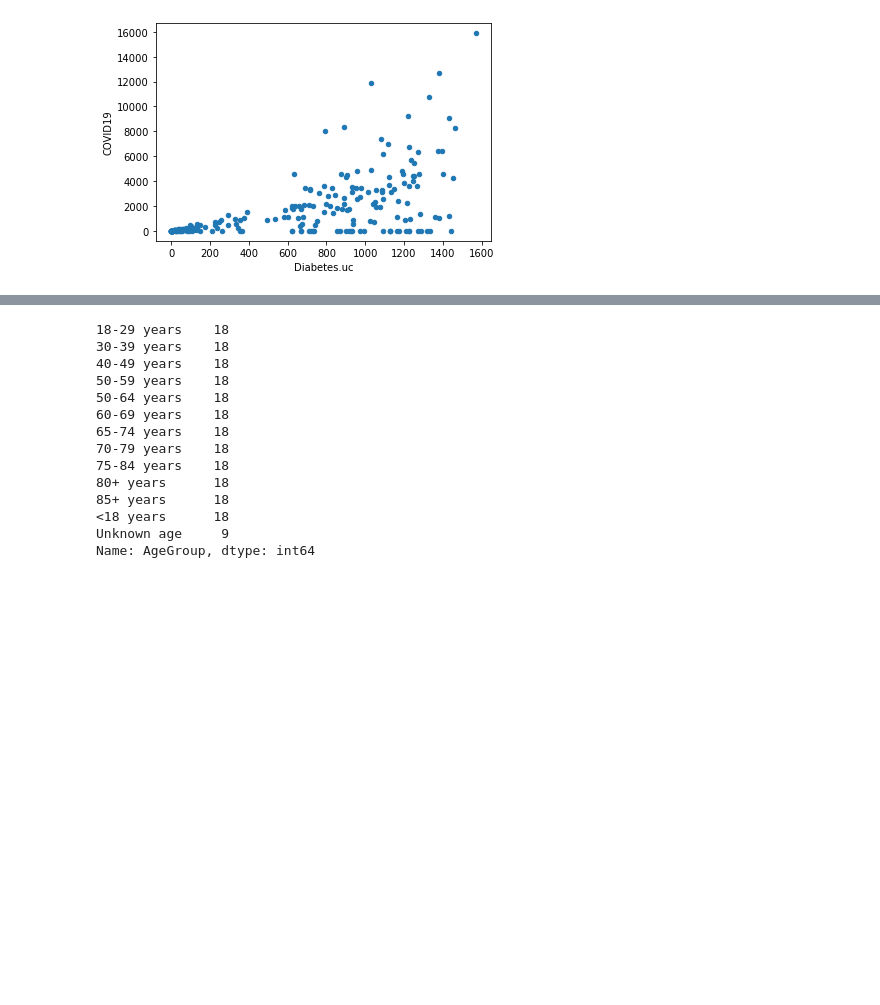
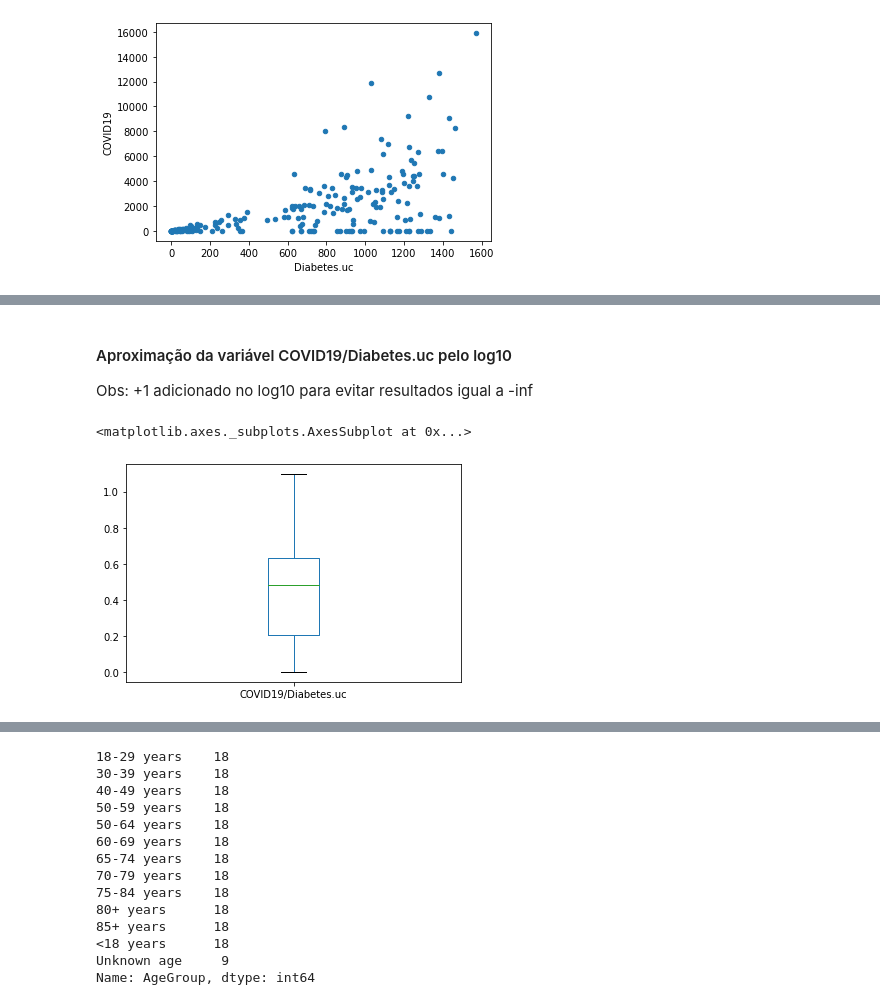
Before and after one commit to Giganoide01/Projeto_Analise_Dados_CinUFPE, a Jupyter notebook: projeto_iad.ipynb, the cells around one changed output, grey strips where cells are left out. Drawn from its saved outputs; the diff is of its cells as text; code cells hidden in the pictures; blank space fills up the shorter version.

```diff
--- a/projeto_iad.ipynb
+++ b/projeto_iad.ipynb
@@ -543,0 +601,10 @@ dataset.plot.scatter(x='Diabetes.uc',y='COVID19')
+# %% [markdown]
+#### Aproximação da variável COVID19/Diabetes.uc pelo log10
+
+Obs: +1 adicionado no log10 para evitar resultados igual a -inf
+# %%
+dataset['COVID19/Diabetes.uc'] = dataset['COVID19/Diabetes.uc'].apply(lambda x:np.log10(x+1))
+dataset['COVID19/Diabetes.uc'].plot.box()
+# %% [output]
+<matplotlib.axes._subplots.AxesSubplot at 0x...>
+[figure, added]
```
Also changed, not shown: parts of 168 cells of this notebook.
